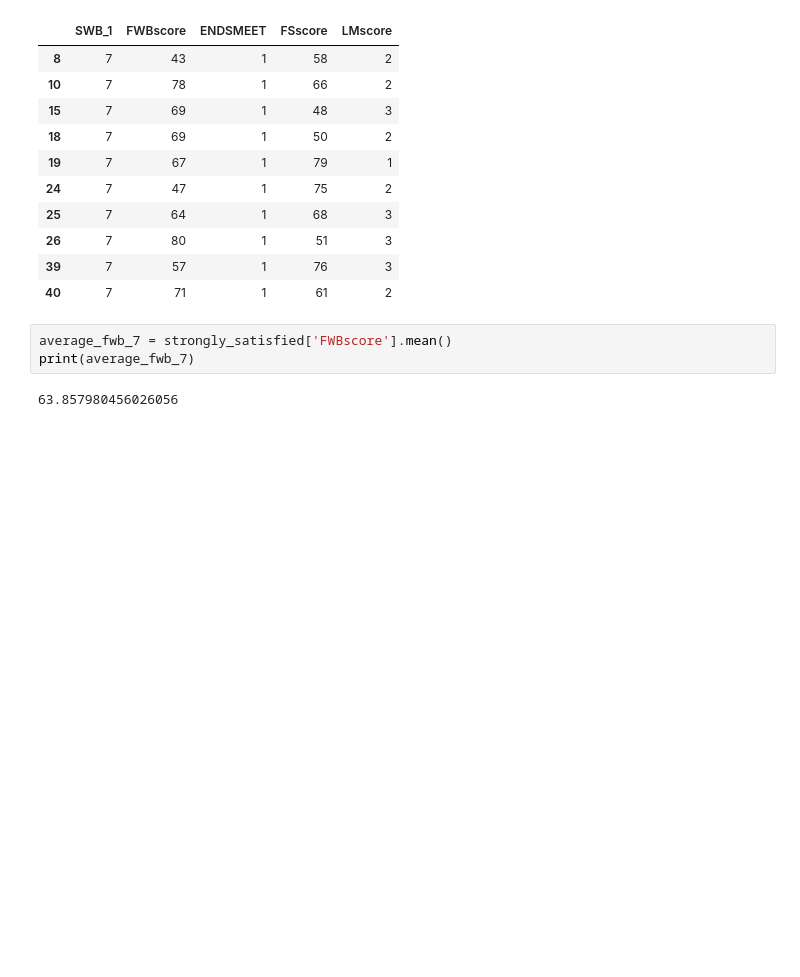
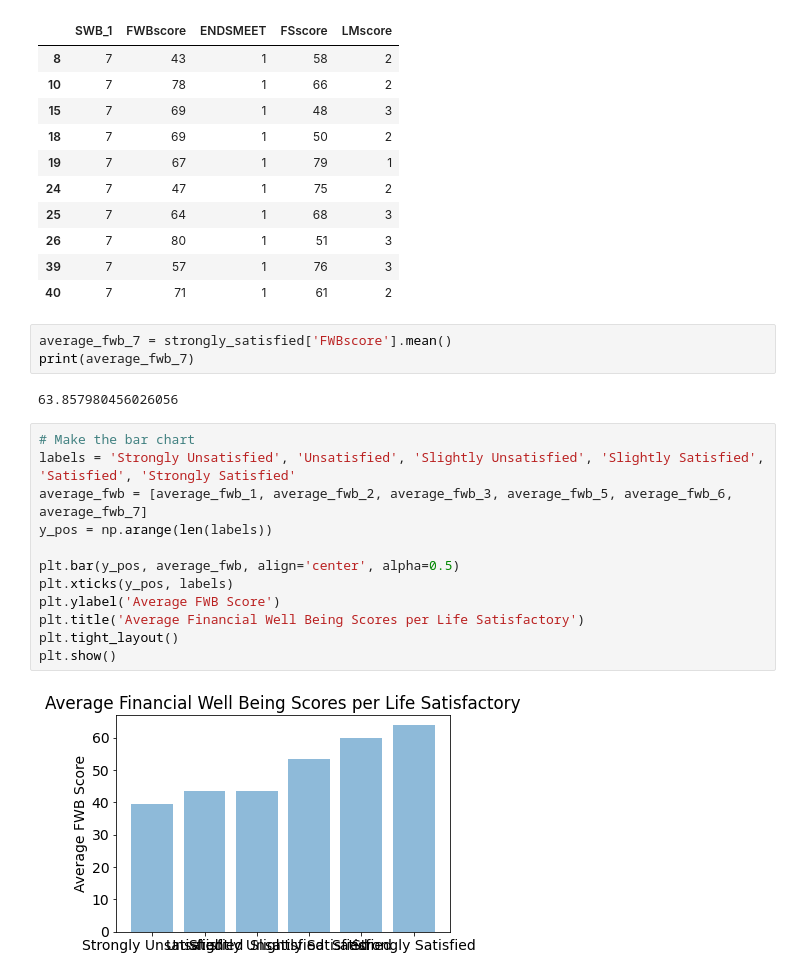
Before and after one commit to gianmillare/Money-and-Happiness, a Jupyter notebook: data_prep.ipynb, the cells around one changed output. Drawn from its saved outputs; the diff is of its cells as text; blank space fills up the shorter version.

Commit message:
created bar chart for question 1

```diff
--- a/data_prep.ipynb
+++ b/data_prep.ipynb
@@ -296,3 +296,17 @@ average_fwb_7 = strongly_satisfied['FWBscore'].mean()
 print(average_fwb_7)
 # %% [output]
 63.857980456026056
+# %%
+# Make the bar chart
+labels = 'Strongly Unsatisfied', 'Unsatisfied', 'Slightly Unsatisfied', 'Slightly Satisfied', 'Satisfied', 'Strongly Satisfied'
+average_fwb = [average_fwb_1, average_fwb_2, average_fwb_3, average_fwb_5, average_fwb_6, average_fwb_7]
+y_pos = np.arange(len(labels))
+
+plt.bar(y_pos, average_fwb, align='center', alpha=0.5)
+plt.xticks(y_pos, labels)
+plt.ylabel('Average FWB Score')
+plt.title('Average Financial Well Being Scores per Life Satisfactory')
+plt.tight_layout()
+plt.show()
+# %% [output]
+[figure, added]
```
